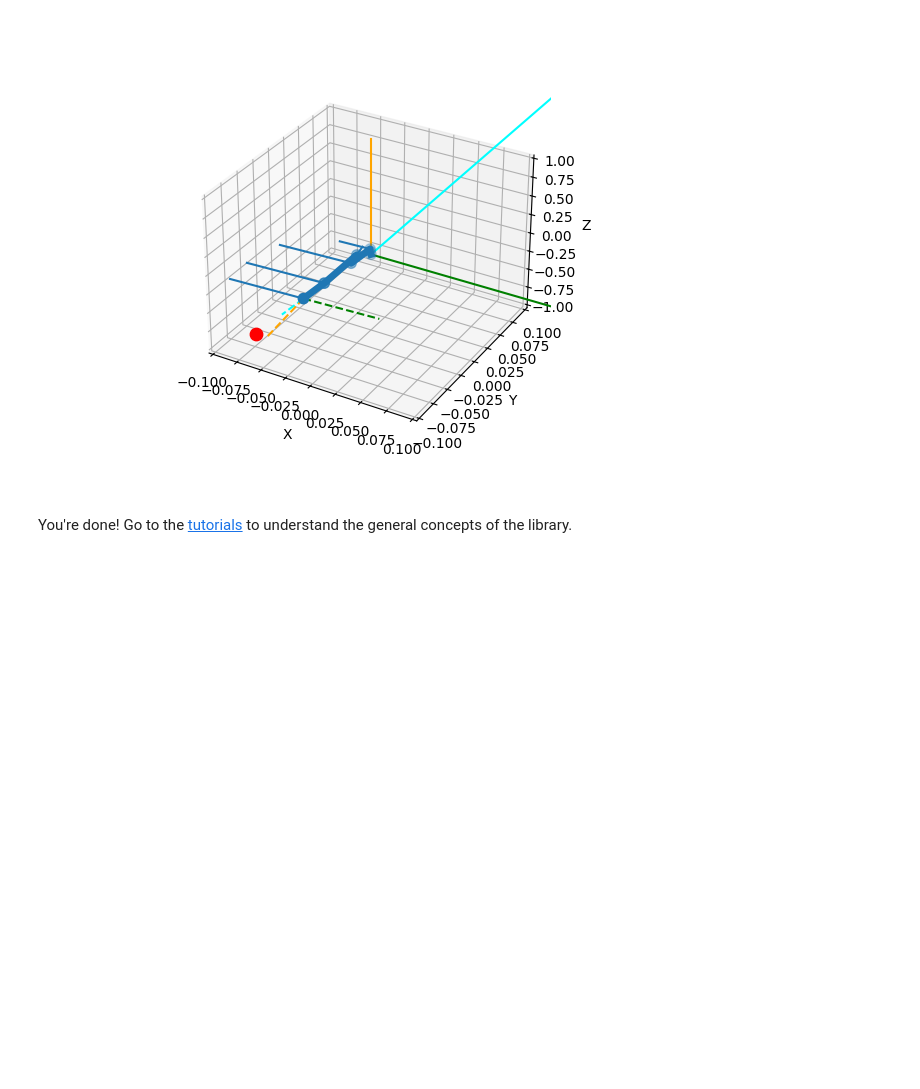
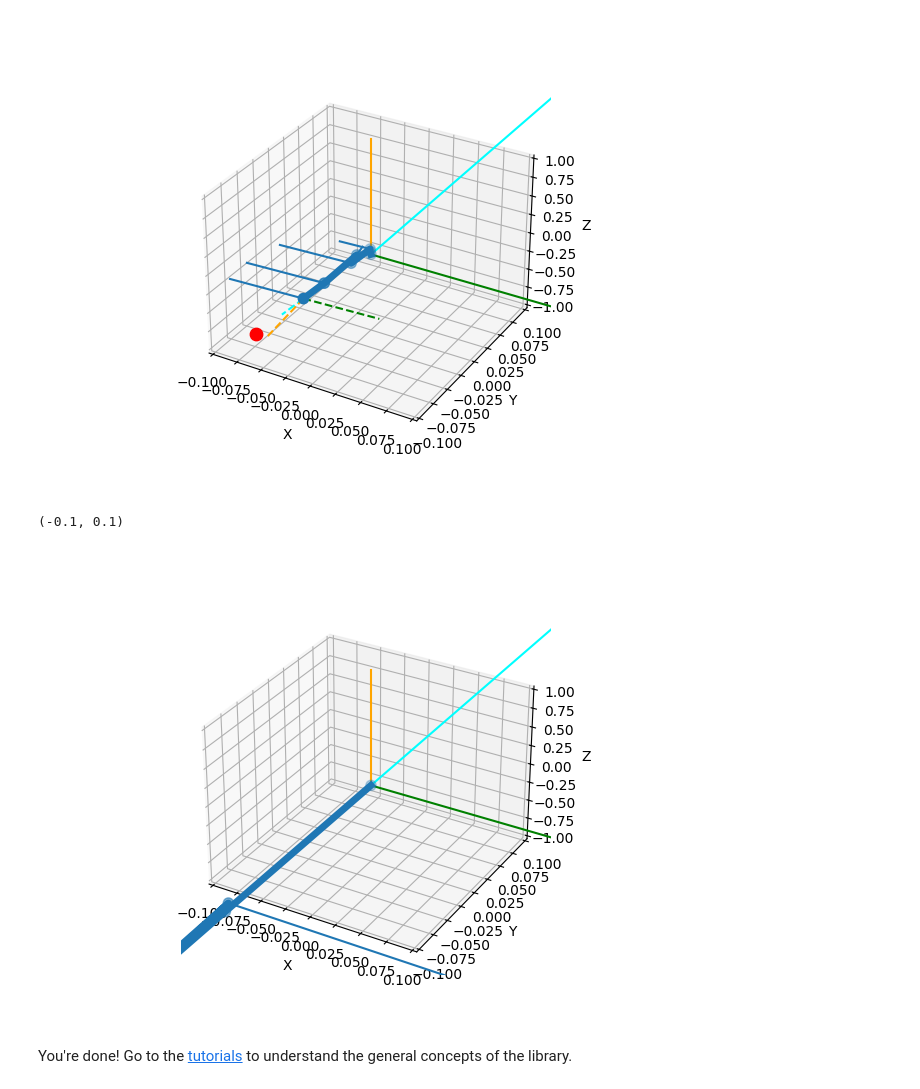
Before and after one commit to yen111033631/ikpy, a Jupyter notebook: tutorials/Quickstart.ipynb, the cells around one changed output. Drawn from its saved outputs; the diff is of its cells as text; code cells hidden in the pictures; blank space fills up the shorter version.

```diff
--- a/tutorials/Quickstart.ipynb
+++ b/tutorials/Quickstart.ipynb
@@ -59,5 +59,30 @@ plt.ylim(-0.1, 0.1)
 # %% [output]
 (-0.1, 0.1)
 [figure]
+# %%
+# Optional: support for 3D plotting in the NB
+# If there is a matplotlib error, uncomment the next line, and comment the line below it.
+# %matplotlib inline
+%matplotlib widget
+import matplotlib.pyplot as plt
+target_position = [0.45, -0.4, 0.09]
+target_orientation  = [1, 0, 0]
+orientation_axis = "X"
+
+
+ik = DRV_chain.inverse_kinematics(
+    target_position=target_position,
+    target_orientation=target_orientation,
+    orientation_mode=orientation_axis)
+
+
+fig, ax = plot_utils.init_3d_figure();
+DRV_chain.plot(ik, ax)
+# DRV_chain.plot(ik, ax, target=target_position)
+plt.xlim(-0.1, 0.1)
+plt.ylim(-0.1, 0.1)
+# %% [output]
+(-0.1, 0.1)
+[figure, added]
 # %% [markdown]
 You're done! Go to the [tutorials](https://github.com/Phylliade/ikpy/blob/master/tutorials/ikpy/getting_started.md) to understand the general concepts of the library.
```
Also changed, not shown: 8 other files.
